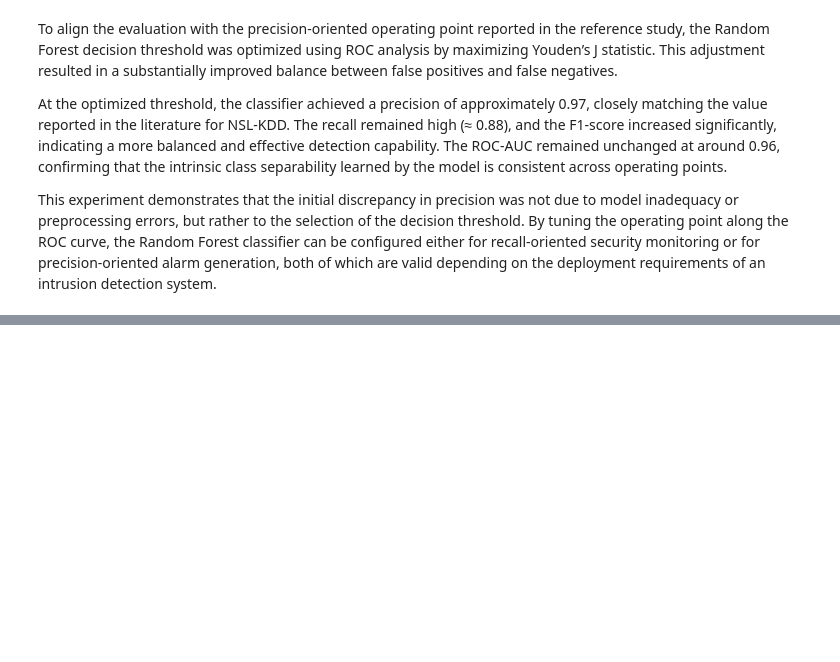
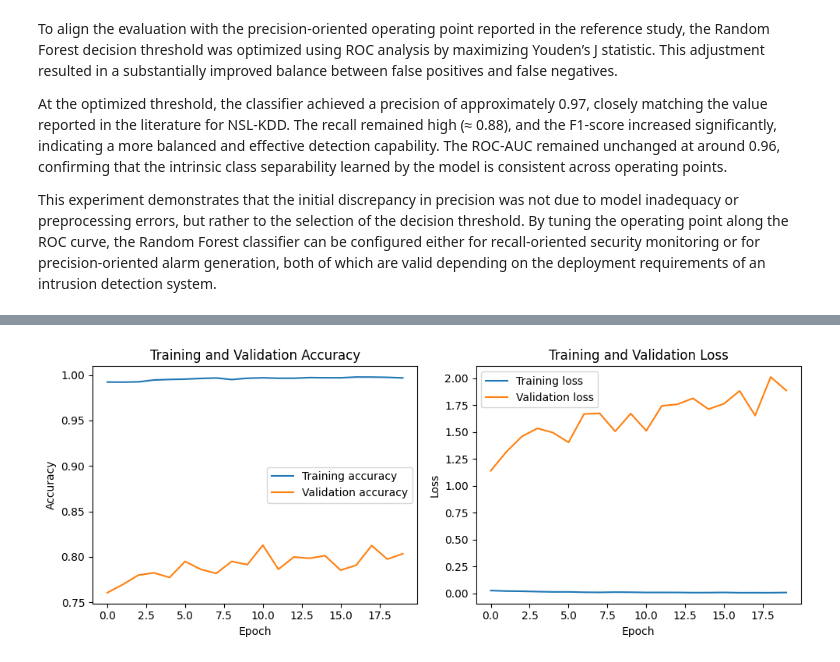
Before and after one commit to SantanuOjha/nsl-kdd-classical-ids-reproduction, a Jupyter notebook: notebooks/03_model.ipynb, the cells around one changed output, grey strips where cells are left out. Cells and saved outputs as stored; diff of their text form; code cells hidden in the pictures; blank space fills up the shorter version.

```diff
--- a/notebooks/03_model.ipynb
+++ b/notebooks/03_model.ipynb
@@ -189,7 +189,7 @@ This experiment demonstrates that the initial discrepancy in precision was not d
 from sklearn.neural_network import MLPClassifier
 
 ann = MLPClassifier(
-    hidden_layer_sizes=(64,2),   # single hidden layer
+    hidden_layer_sizes=(64,),   # single hidden layer
     activation='relu',          # many papers use sigmoid; relu is fine in sklearn
     solver='adam',
     alpha=0.0001,
@@ -234,0 +331,24 @@ Confusion Matrix:
+# %%
+plt.figure(figsize=(10,4))
+
+plt.subplot(1,2,1)
+plt.plot(train_acc, label='Training accuracy')
+plt.plot(test_acc, label='Validation accuracy')
+plt.xlabel('Epoch')
+plt.ylabel('Accuracy')
+plt.title('Training and Validation Accuracy')
+plt.legend()
+
+# Loss plot
+plt.subplot(1,2,2)
+plt.plot(train_loss, label='Training loss')
+plt.plot(test_loss, label='Validation loss')
+plt.xlabel('Epoch')
+plt.ylabel('Loss')
+plt.title('Training and Validation Loss')
+plt.legend()
+
+plt.tight_layout()
+plt.show()
+# %% [output]
+[figure, added]
```
Also changed, not shown: parts of 4 cells of this notebook.
